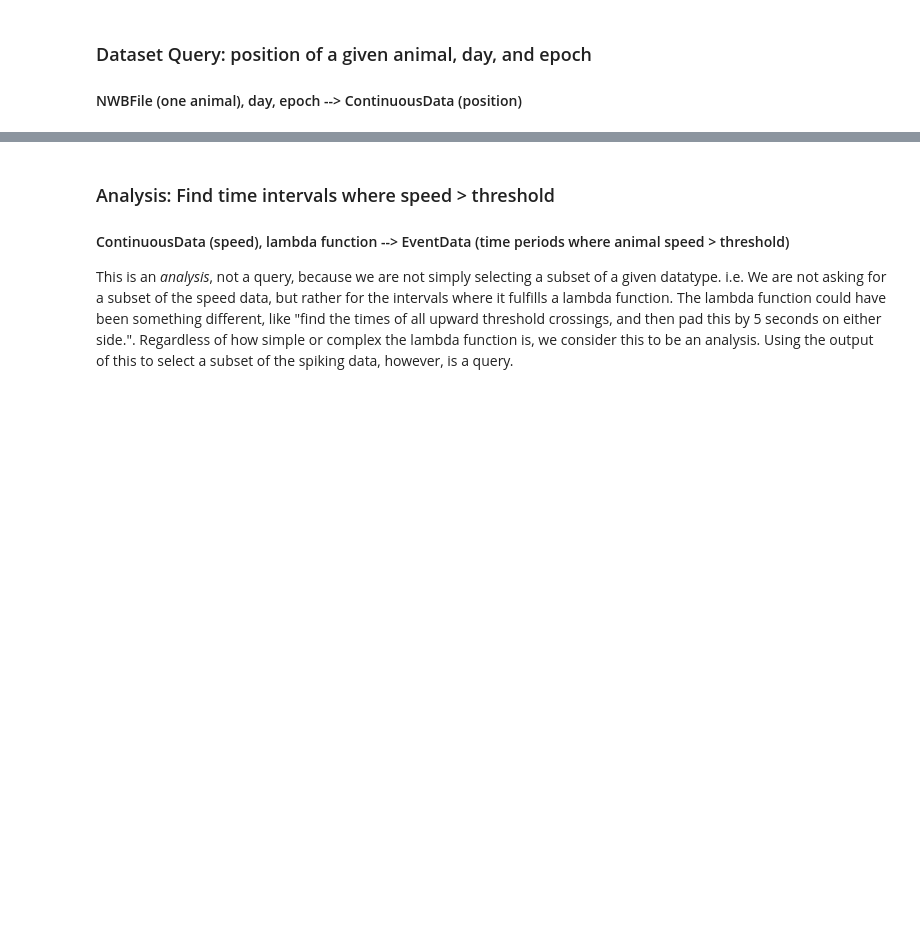
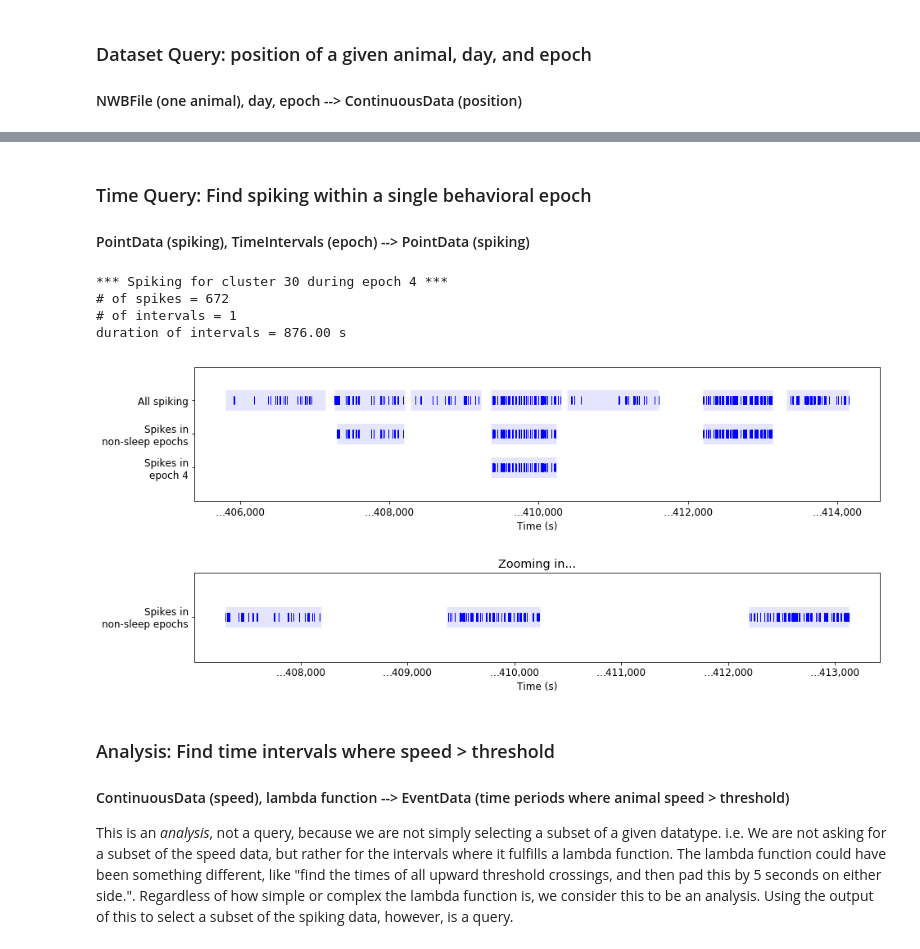
Before and after one commit to LorenFrankLab/franklab-nwb, a Jupyter notebook: place_field_with_queries.ipynb, the cells around one changed output, grey strips where cells are left out. Cells and saved outputs as stored; diff of their text form; code cells hidden in the pictures; blank space fills up the shorter version.

```diff
--- a/place_field_with_queries.ipynb
+++ b/place_field_with_queries.ipynb
@@ -100,41 +164,43 @@ print('duration of intervals = %0.2f s' % np.sum(position.valid_intervals.durati
+# %% [markdown]
+### Time Query: Find spiking within a single behavioral epoch
+#### PointData (spiking), TimeIntervals (epoch) --> PointData (spiking)
 # %%
-# Dataset Query: get spiking for requested cluster
-spikes_t = nwbf.units['spike_times'][d['cluster_id']]
-valid_intervals = TimeIntervals(nwbf.units['obs_intervals'][d['cluster_id']])
-spiking_all = PointData(point_times=spikes_t, valid_intervals=valid_intervals)
+# Get epoch start/stop times from the NWB file
+epoch_start = nwbf.epochs['start_time'][d['epoch']-1]
+epoch_end = nwbf.epochs['stop_time'][d['epoch']-1]
+epoch_interval = TimeIntervals(np.array([epoch_start, epoch_end]))
 
-# Time_query on epoch:
-# TODO: we need to correctly store Epochs in nwb file, rather than use cluster intervals
-epoch_time_query = spiking_all.valid_intervals[d['epoch']-1]
-spiking = spiking_all.time_query(epoch_time_query)
+# time_query on spiking during the epoch
+spiking = spiking_all.time_query(epoch_interval)
 
-
-print('*** Spiking for cluster %s ***' % d['cluster_id'])
-print('# of spikes = %d' % spiking_all.point_times.shape[0])
-print('# of intervals = %d' % len(spiking_all.valid_intervals))
-print('duration of intervals = %0.2f s' % np.sum(spiking_all.valid_intervals.durations()))
-
-print('')
 print('*** Spiking for cluster %s during epoch %d ***' % (d['cluster_id'], d['epoch']))
 print('# of spikes = %d' % spiking.point_times.shape[0])
 print('# of intervals = %d' % len(spiking.valid_intervals))
 print('duration of intervals = %0.2f s' % np.sum(spiking.valid_intervals.durations()))
 
 
 # Plot spiking
 spikeplots = [(spiking_all, 'All spiking'),
-              (spiking, 'Spikes in\nEpoch %s' % d['epoch'])]
+              (spiking_behav, 'Spikes in\nnon-sleep epochs'),
+              (spiking, 'Spikes in\nepoch %s' % d['epoch'])]
 
 fig1 = plt.figure(1, figsize=(15,3))
 ax1 = fig1.add_subplot(1,1,1)
 plot_PointData_multiple(spikeplots, axis=ax1)
 
 fig2 = plt.figure(2, figsize=(15,2))
 ax2 = fig2.add_subplot(1,1,1)
-plot_PointData_multiple([spikeplots[1]], axis=ax2)
+plot_PointData_multiple([spikeplots[2]], axis=ax2)
 ax2.set_title("Zooming in...")
 
 pass # suppress output
+# %% [output]
+*** Spiking for cluster 30 during epoch 4 ***
+# of spikes = 672
+# of intervals = 1
+duration of intervals = 876.00 s
+[figure, added]
+[figure, added]
 # %% [markdown]
 ### Analysis: Find time intervals where speed > threshold
 #### ContinuousData (speed), lambda function --> EventData (time periods where animal speed > threshold)
```
Also changed, not shown: parts of 8 cells of this notebook, 1 other file.
